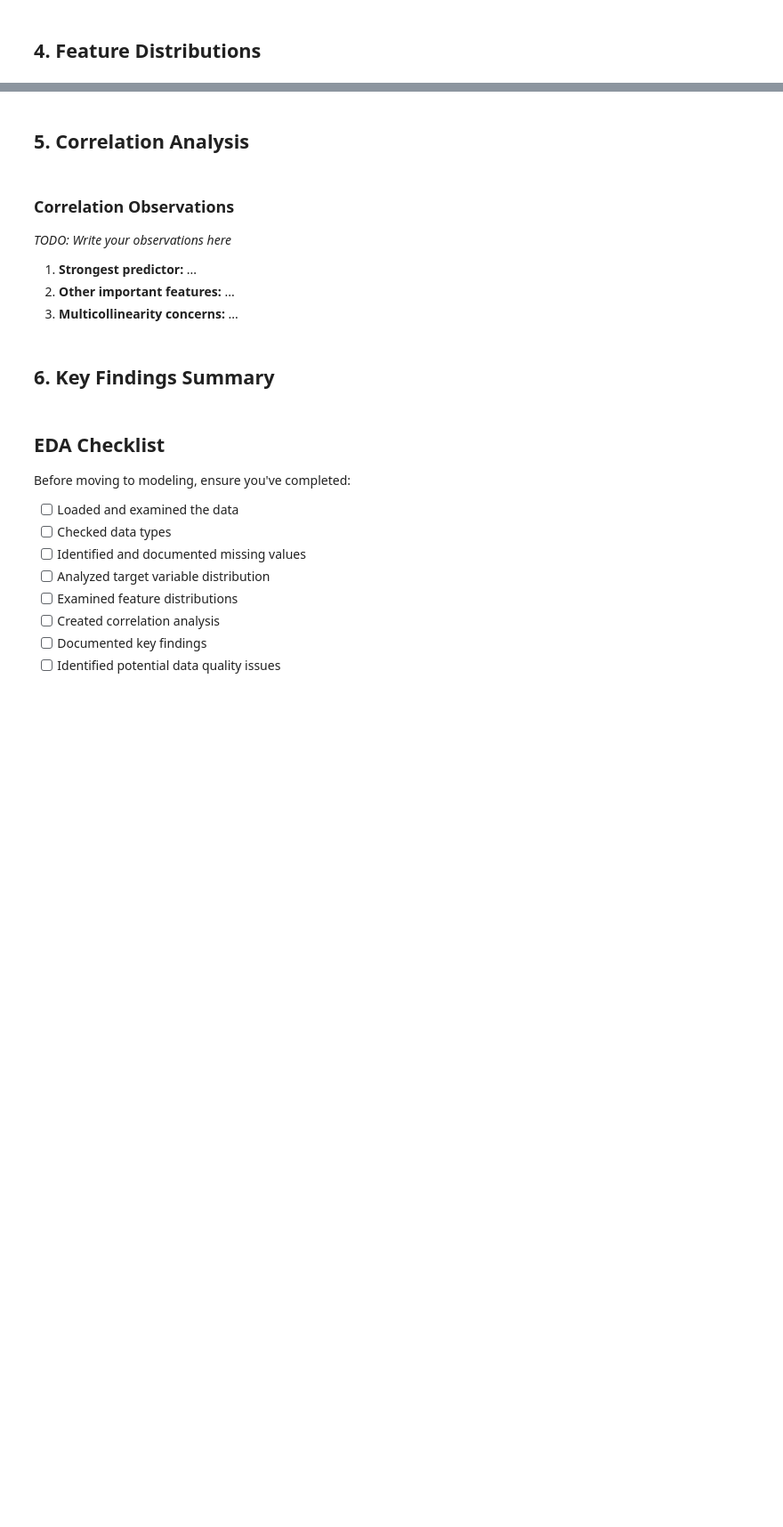
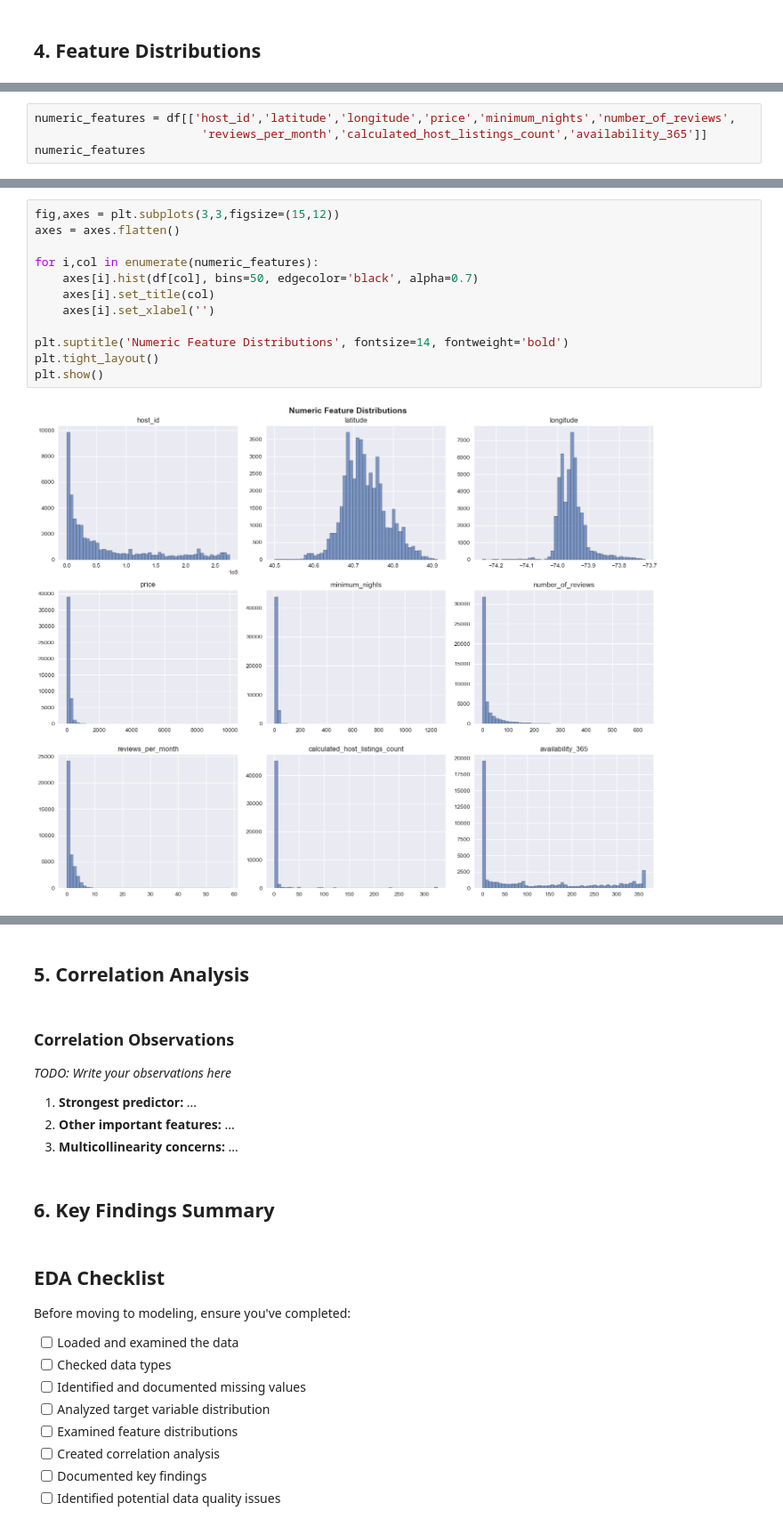
Before and after one commit to MTSU-DATA4950-Capstone-Spring2026/Team7-R1_AirbnbPricing, a Jupyter notebook: notebooks/01_eda_team7.ipynb, the cells around one changed output, grey strips where cells are left out. Shown at 89% size. Drawn from its saved outputs; the diff is of its cells as text; blank space fills up the shorter version.

```diff
--- a/notebooks/01_eda_team7.ipynb
+++ b/notebooks/01_eda_team7.ipynb
@@ -184,0 +180,4 @@ plt.show()
+# %%
+numeric_features = df[['host_id','latitude','longitude','price','minimum_nights','number_of_reviews',
+                        'reviews_per_month','calculated_host_listings_count','availability_365']]
+numeric_features
@@ -184,0 +198,14 @@ plt.show()
+# %%
+fig,axes = plt.subplots(3,3,figsize=(15,12))
+axes = axes.flatten()
+
+for i,col in enumerate(numeric_features):
+    axes[i].hist(df[col], bins=50, edgecolor='black', alpha=0.7)
+    axes[i].set_title(col)
+    axes[i].set_xlabel('')
+
+plt.suptitle('Numeric Feature Distributions', fontsize=14, fontweight='bold')
+plt.tight_layout()
+plt.show()
+# %% [output]
+[figure, added]
```
Also changed, not shown: parts of 4 cells of this notebook, 1 other file.
